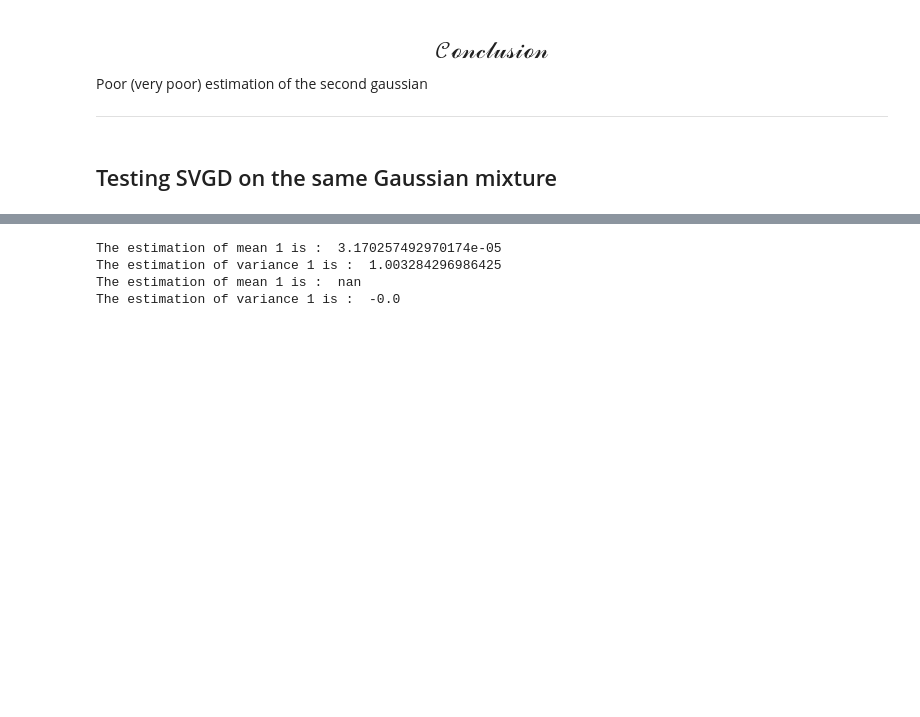
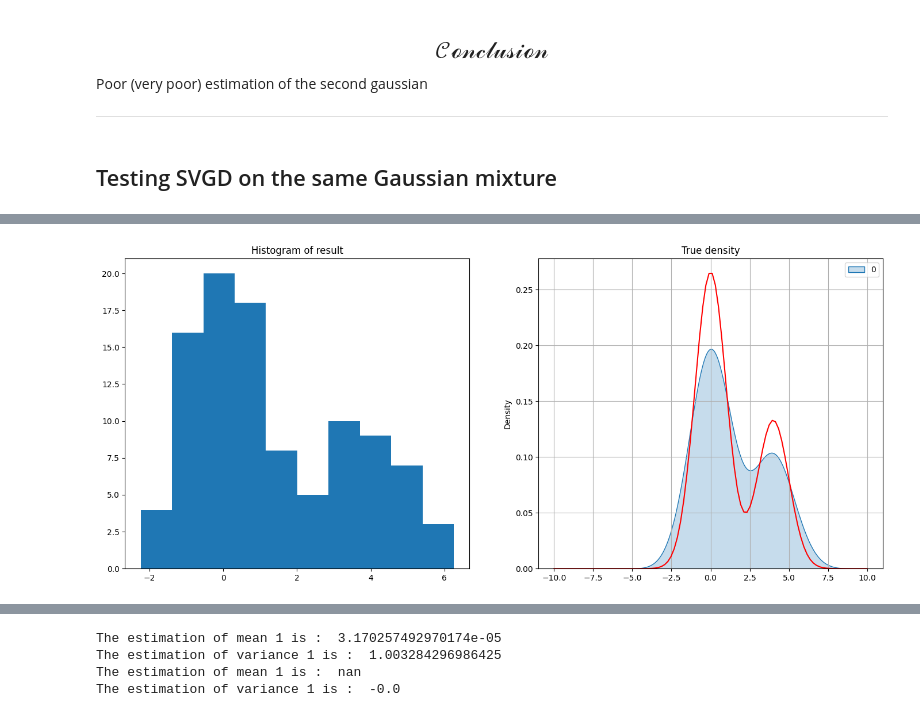
Before and after one commit to elfirdoussilab1/SVGD, a Jupyter notebook: Sampling_methods.ipynb, the cells around one changed output, grey strips where cells are left out. Saved outputs shown, nothing was run; the diff lists cells and outputs as text; code cells hidden in the pictures; blank space fills up the shorter version.

```diff
--- a/Sampling_methods.ipynb
+++ b/Sampling_methods.ipynb
@@ -678,3 +686,23 @@ plt.show()
+# %%
+# Plotting the results
+fig, axs = plt.subplots(nrows=1, ncols=2, figsize=(17, 7))
+
+# Plot the histogram of data
+axs[0].hist(xf_mix)
+axs[0].set_title('Histogram of result')
+
+# Plot the True density
+sns.kdeplot(data = xf_mix, fill=True, ax=axs[1], bw_method='silverman')
+x = np.linspace(-10,10,100)
+y = mix_gauss(x ,mean1, mean2, sigma1, sigma2)
+axs[1].plot(x,y, c = 'r')
+axs[1].set_title('True density')
+axs[1].grid()
+
+# Show the plot
+plt.show()
+# %% [output]
+[figure, added]
 # %%
 # Plotting the results
 fig, axs = plt.subplots(nrows=1, ncols=2, figsize=(17, 7))
```
Also changed, not shown: parts of 5 cells of this notebook, 3 other files.
